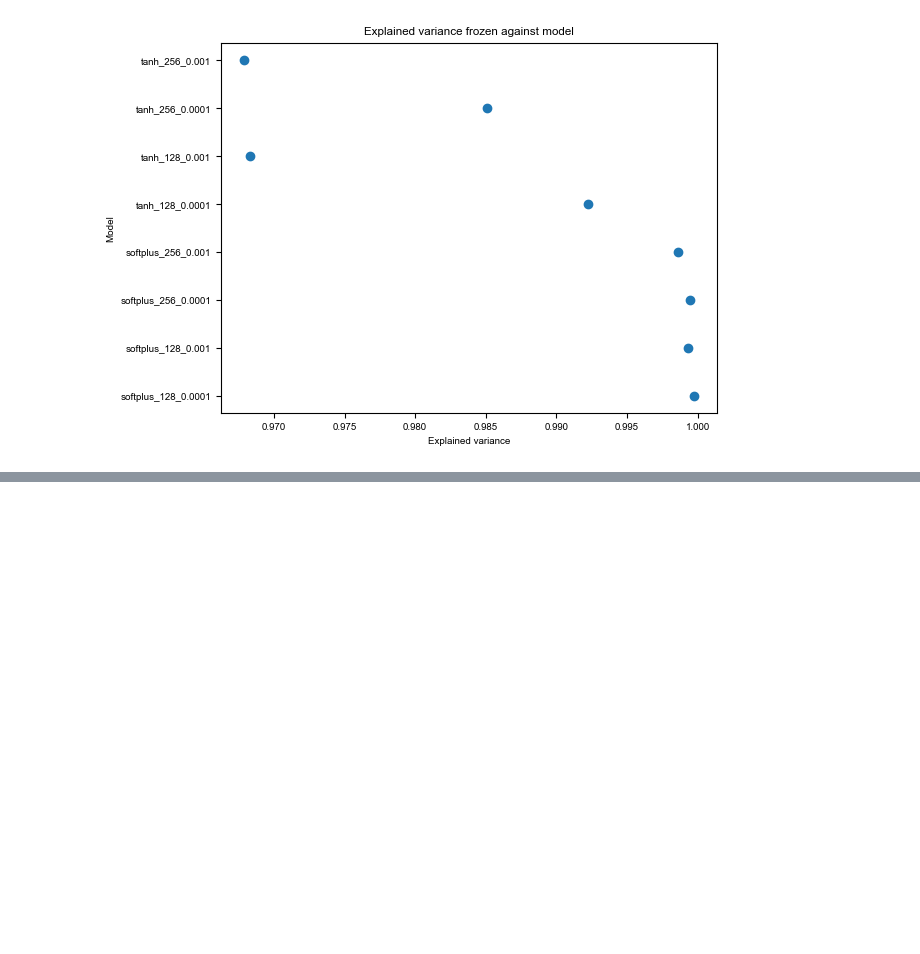
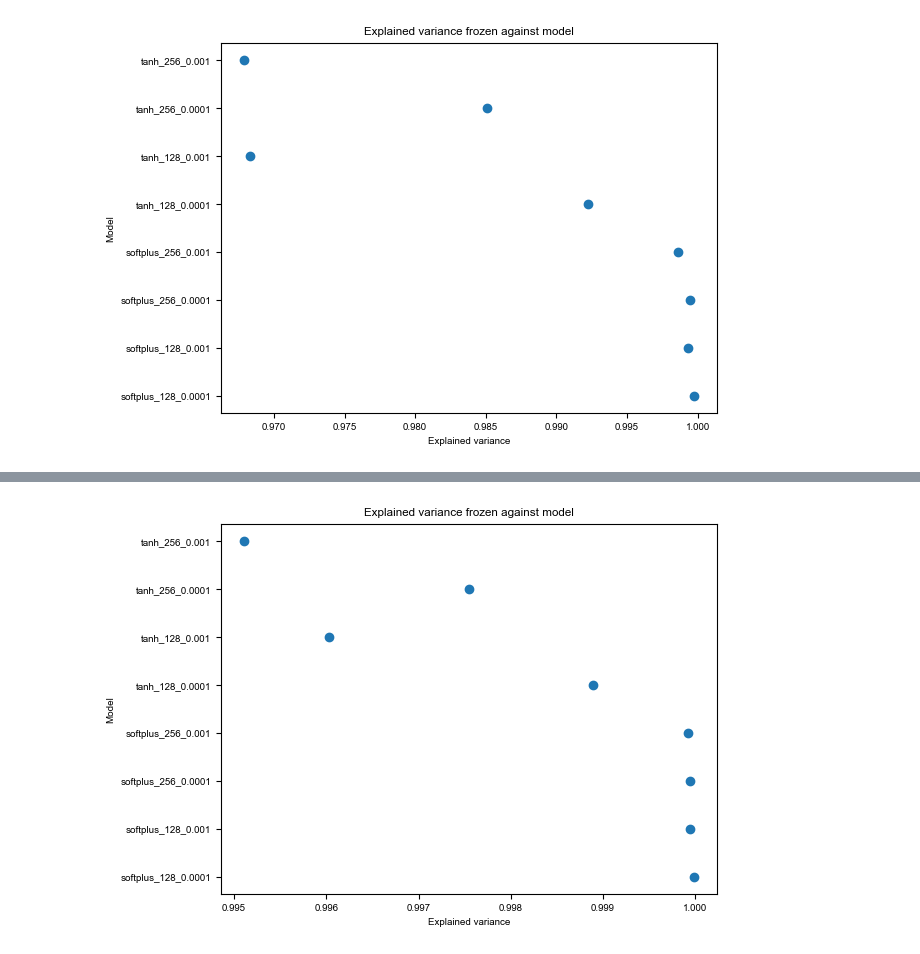
Before and after one commit to qglht/RepAL, a Jupyter notebook: notebooks/analysis_rnn.ipynb, the cells around one changed output, grey strips where cells are left out. Saved outputs shown, nothing was run; the diff lists cells and outputs as text; code cells hidden in the pictures; blank space fills up the shorter version.

```diff
--- a/notebooks/analysis_rnn.ipynb
+++ b/notebooks/analysis_rnn.ipynb
@@ -503,0 +547,10 @@ plot_stats(stats_procrustes, "Procrustes")
+# %%
+# plot explained variance frozen against curves frozen names
+plt.figure()
+plt.scatter(explained_variances_unfrozen, curves_unfrozen_names)
+plt.xlabel("Explained variance")
+plt.ylabel("Model")
+plt.title("Explained variance frozen against model")
+plt.show()
+# %% [output]
+[figure, added]
```
Also changed, not shown: parts of 8 cells of this notebook.
